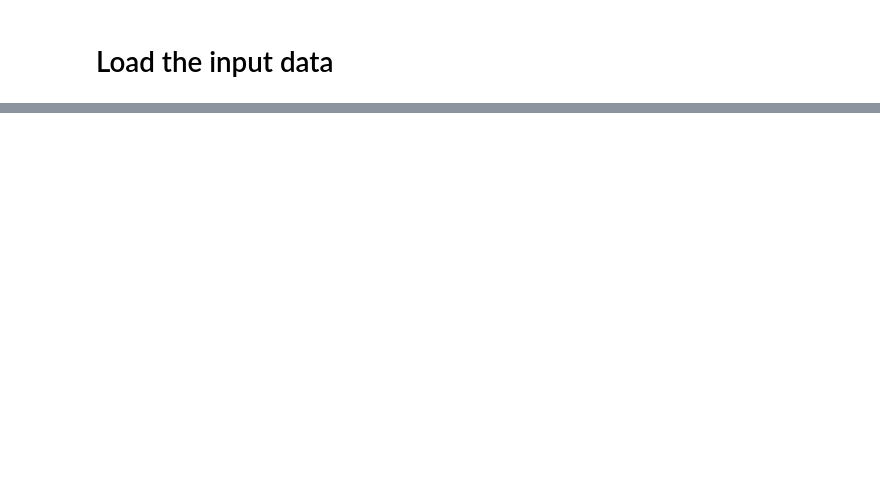
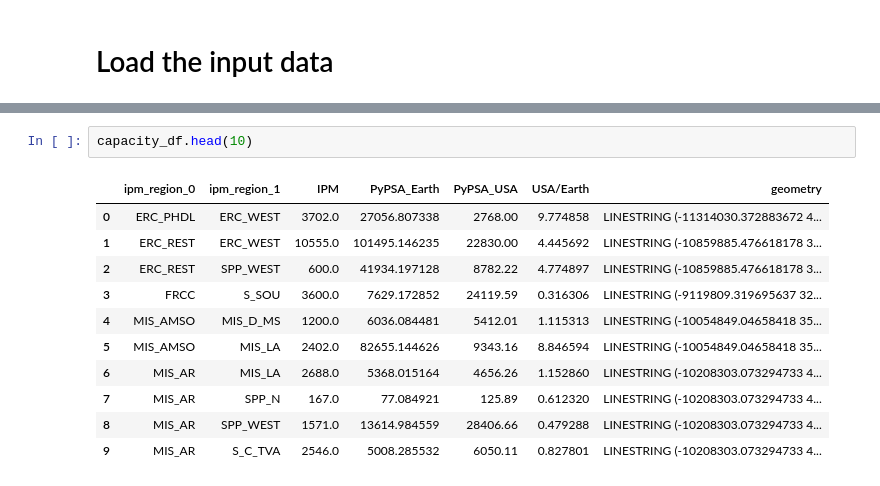
Before and after one commit to open-energy-transition/geothermal-modelling, a Jupyter notebook: analysis/notebooks/network_comparison.ipynb, the cells around one changed output, grey strips where cells are left out. Saved outputs shown, nothing was run; the diff lists cells and outputs as text; blank space fills up the shorter version.

```diff
--- a/analysis/notebooks/network_comparison.ipynb
+++ b/analysis/notebooks/network_comparison.ipynb
@@ -445,0 +295,14 @@ base_network_pypsa_earth.lines.head(2)
+# %%
+capacity_df.head(10)
+# %% [output]
+|  | ipm_region_0 | ipm_region_1 | IPM | PyPSA_Earth | PyPSA_USA | USA/Earth | geometry |
+| 0 | ERC_PHDL | ERC_WEST | 3702.0 | 27056.807338 | 2768.00 | 9.774858 | LINESTRING (-11314030.372883672 4... |
+| 1 | ERC_REST | ERC_WEST | 10555.0 | 101495.146235 | 22830.00 | 4.445692 | LINESTRING (-10859885.476618178 3... |
+| 2 | ERC_REST | SPP_WEST | 600.0 | 41934.197128 | 8782.22 | 4.774897 | LINESTRING (-10859885.476618178 3... |
+| 3 | FRCC | S_SOU | 3600.0 | 7629.172852 | 24119.59 | 0.316306 | LINESTRING (-9119809.319695637 32... |
+| 4 | MIS_AMSO | MIS_D_MS | 1200.0 | 6036.084481 | 5412.01 | 1.115313 | LINESTRING (-10054849.04658418 35... |
+| 5 | MIS_AMSO | MIS_LA | 2402.0 | 82655.144626 | 9343.16 | 8.846594 | LINESTRING (-10054849.04658418 35... |
+| 6 | MIS_AR | MIS_LA | 2688.0 | 5368.015164 | 4656.26 | 1.152860 | LINESTRING (-10208303.073294733 4... |
+| 7 | MIS_AR | SPP_N | 167.0 | 77.084921 | 125.89 | 0.612320 | LINESTRING (-10208303.073294733 4... |
+| 8 | MIS_AR | SPP_WEST | 1571.0 | 13614.984559 | 28406.66 | 0.479288 | LINESTRING (-10208303.073294733 4... |
+| 9 | MIS_AR | S_C_TVA | 2546.0 | 5008.285532 | 6050.11 | 0.827801 | LINESTRING (-10208303.073294733 4... |
```
Also changed, not shown: parts of 145 cells of this notebook, 1 other file.
